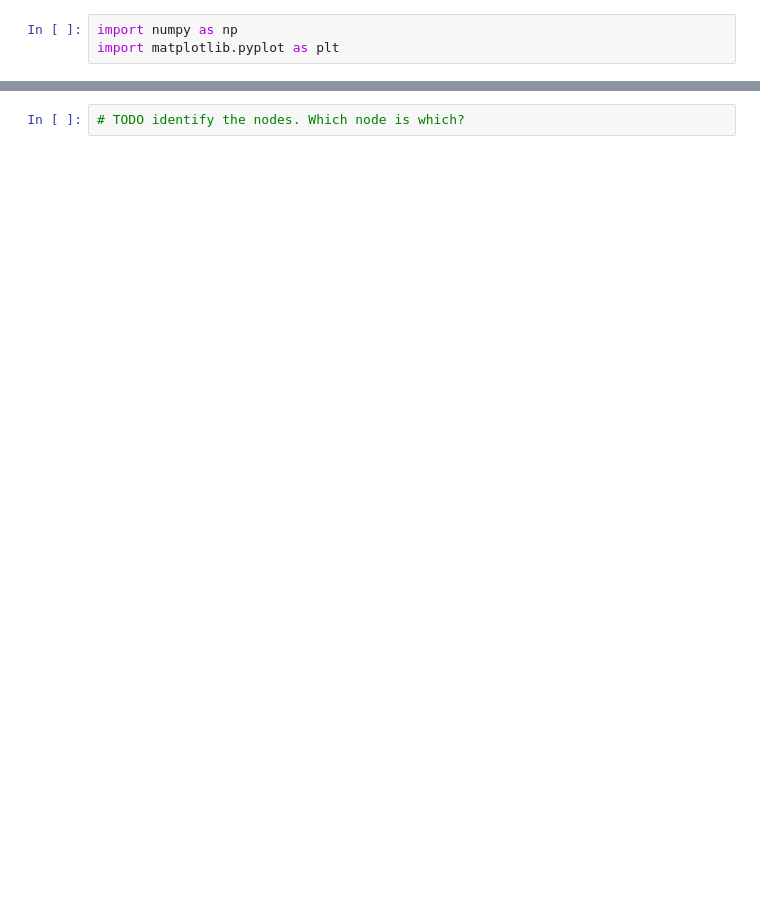
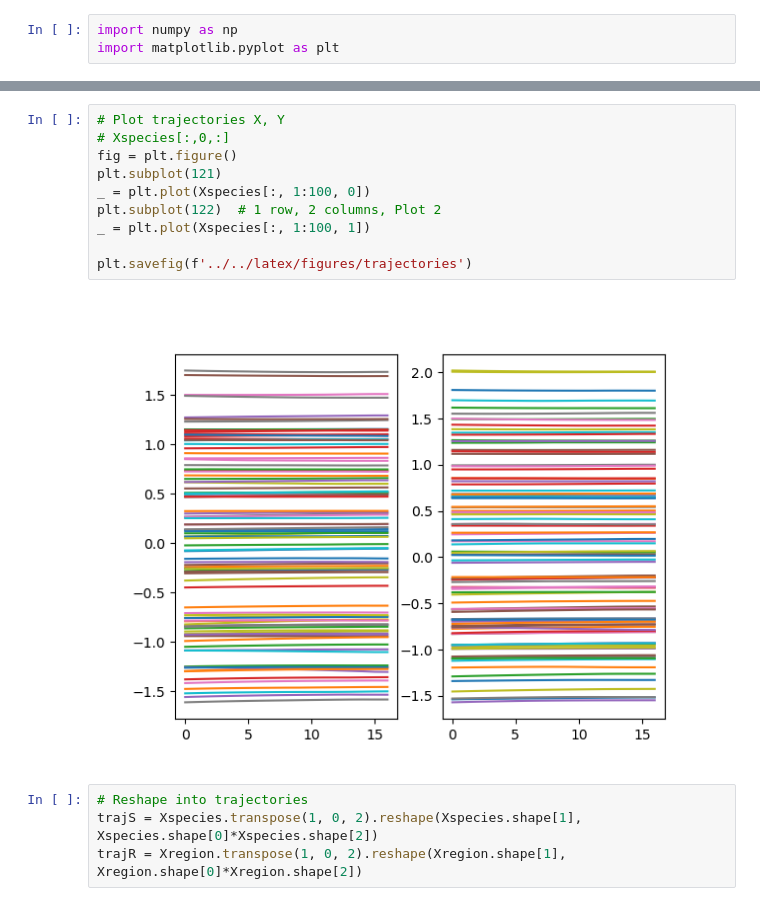
Before and after one commit to Rage997/MasterThesis, a Jupyter notebook: code/PyCode/results.ipynb, the cells around one changed output, grey strips where cells are left out. Cells and saved outputs as stored; diff of their text form; blank space fills up the shorter version.

```diff
--- a/code/PyCode/results.ipynb
+++ b/code/PyCode/results.ipynb
@@ -53,2 +65,16 @@ ani.save(path+'dynamic_evolution.mp4')
-# %%
-# TODO identify the nodes. Which node is which?
+# %%
+# Plot trajectories X, Y
+# Xspecies[:,0,:]
+fig = plt.figure()
+plt.subplot(121)
+_ = plt.plot(Xspecies[:, 1:100, 0])
+plt.subplot(122)  # 1 row, 2 columns, Plot 2
+_ = plt.plot(Xspecies[:, 1:100, 1])
+
+plt.savefig(f'../../latex/figures/trajectories')
+# %% [output]
+[figure, added]
+# %%
+# Reshape into trajectories
+trajS = Xspecies.transpose(1, 0, 2).reshape(Xspecies.shape[1], Xspecies.shape[0]*Xspecies.shape[2])
+trajR = Xregion.transpose(1, 0, 2).reshape(Xregion.shape[1], Xregion.shape[0]*Xregion.shape[2])
```
Also changed, not shown: parts of 13 cells of this notebook, 14 other files.
